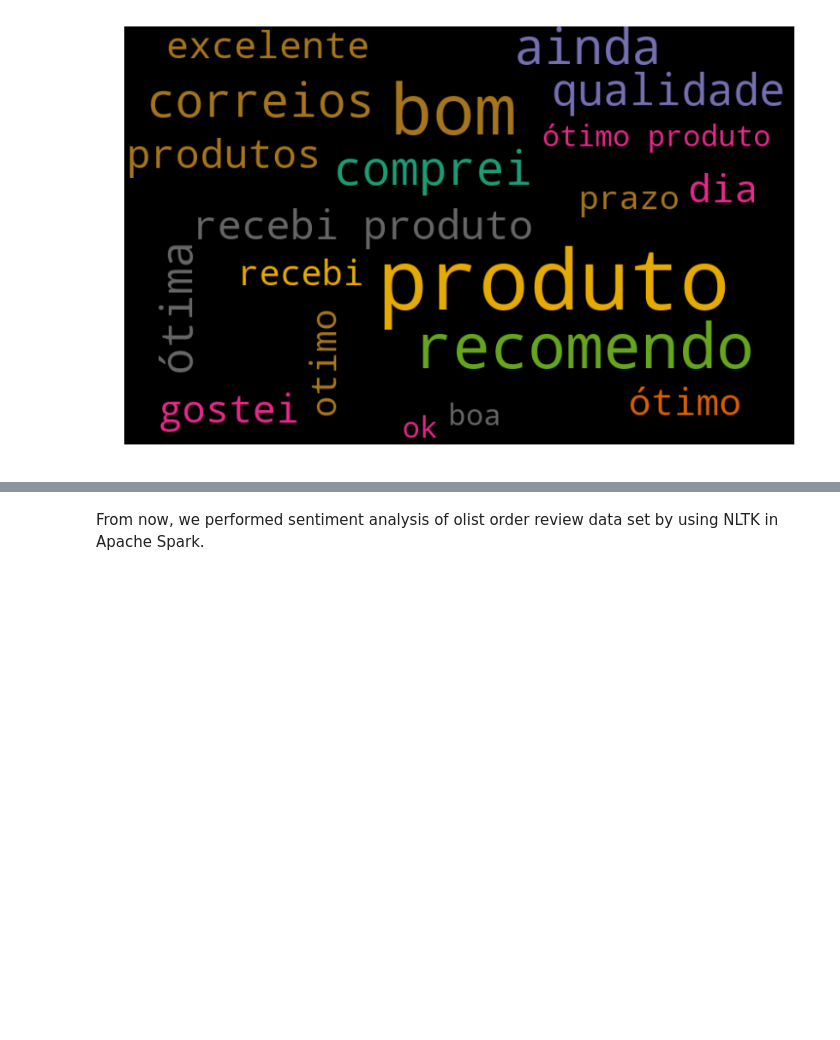
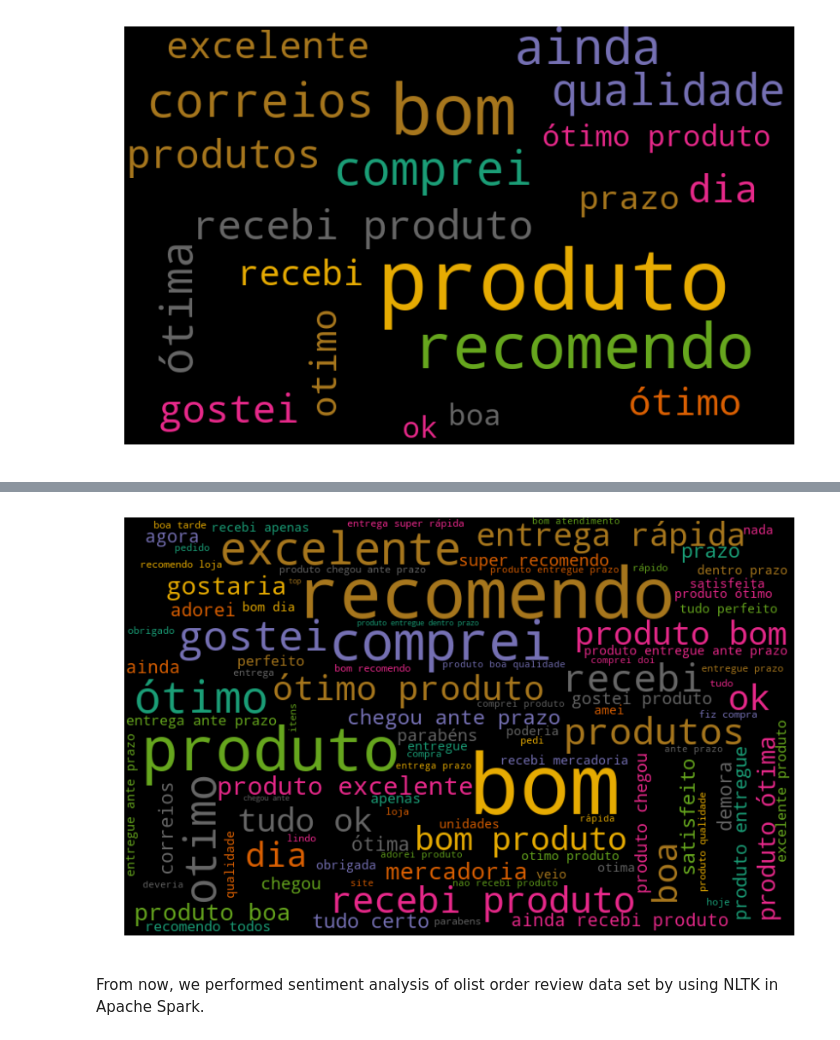
Before and after one commit to Branden-Kang/Brazillian-E-commerce-Analysis, a Jupyter notebook: Natural_Language_Processing_in_review_dataset.ipynb, the cells around one changed output, grey strips where cells are left out. Saved outputs shown, nothing was run; the diff lists cells and outputs as text; code cells hidden in the pictures; blank space fills up the shorter version.

```diff
--- a/Natural_Language_Processing_in_review_dataset.ipynb
+++ b/Natural_Language_Processing_in_review_dataset.ipynb
@@ -437,2 +490,11 @@ plt.show()
+# %%
+wordcloudConvertDF = pandD2.set_index('Keywords').T.to_dict('records')
+wordcloud = WordCloud(width=800, height=500, random_state=21, max_font_size=100, relative_scaling=0.5, colormap='Dark2').generate_from_frequencies(dict(*wordcloudConvertDF))
+plt.figure(figsize=(14, 10))
+plt.imshow(wordcloud, interpolation="bilinear")
+plt.axis('off')
+plt.show()
+# %% [output]
+[figure, added]
 # %% [markdown]
 From now, we performed sentiment analysis of olist order review data set by using NLTK in Apache Spark.
```
Also changed, not shown: parts of 14 cells of this notebook.
